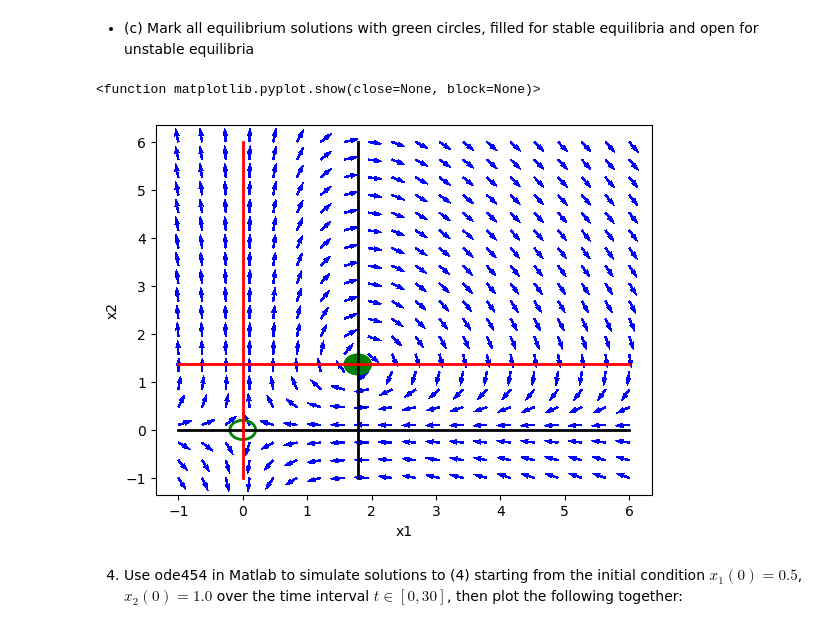
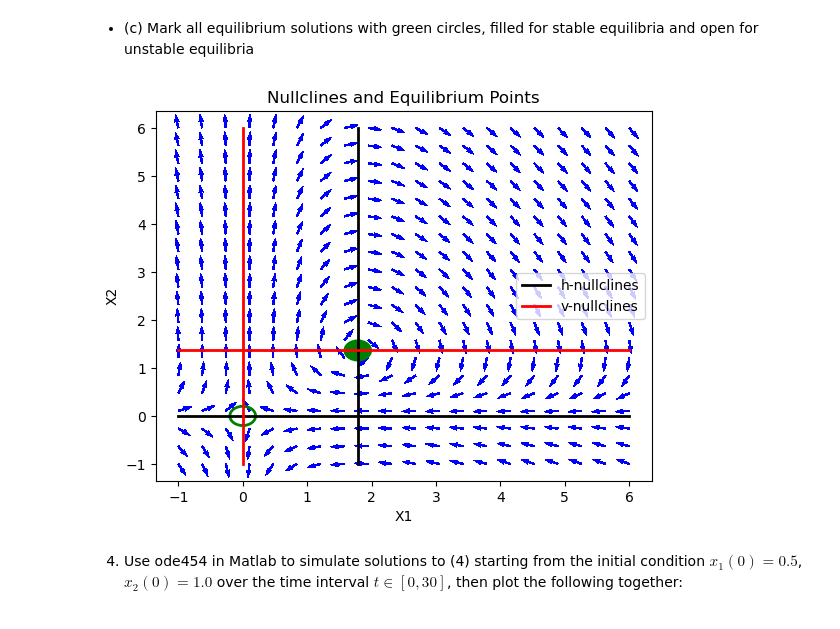
Before and after one commit to scottito/DiffEqProj1, a Jupyter notebook: Project1.ipynb, the cells around one changed output. Drawn from its saved outputs; the diff is of its cells as text; code cells hidden in the pictures.

Commit message:
Graph tweaking

```diff
--- a/Project1.ipynb
+++ b/Project1.ipynb
@@ -371,36 +371,39 @@ v2 = alpha/beta # y= alpha/beta
 # %%
 # Plot for direction field
 fig, ax = plt.subplots()
-ax.set_xlabel('x1')
-ax.set_ylabel('x2')
 
 # Get normalized vectors indicating direction at each point and graph in blue
 for x10 in np.linspace(-1, 6, 20):
     for x20 in np.linspace(-1, 6, 20):
         y0 = np.array([x10, x20])
         dx = func(t, np.array([X1, X2]), alpha, beta, gamma, delta)[0]
         dy = func(t, np.array([X1, X2]), alpha, beta, gamma, delta)[1]
         magnitude = np.sqrt(dx**2 + dy**2)
         ax.quiver(X1, X2, dx/magnitude, dy/magnitude, color='b', alpha=0.3)
 
 # Plot horizontal nullclines in black
-plt.plot(tory, h1*other, color="black", linewidth=2)
+plt.plot(tory, h1*other, color="black", linewidth=2, label="h-nullclines")
 plt.plot(h2*other, tory, color="black", linewidth=2)
 
 # Plot vertical nullclines in red
-plt.plot(v1*other, tory, "r", linewidth=2)
+plt.plot(v1*other, tory, "r", linewidth=2, label="v-nullclines")
 plt.plot(tory, v2*other, "r", linewidth=2)
 
 # Add green circles at equilibrium points
 eq1 = plt.Circle((0, 0), 0.2, color='g', fill=False, linewidth=2)
 eq2 = plt.Circle((h2, v2), 0.2, color='g', fill=True, linewidth=2)
 ax.add_patch(eq1)
 ax.add_patch(eq2)
 
-plt.show
+# Make the plot pretty
+plt.title("Nullclines and Equilibrium Points")
+plt.xlabel("X1")
+plt.ylabel("X2")
+plt.legend()
+
+plt.show()
 # %% [output]
-<function matplotlib.pyplot.show(close=None, block=None)>
-[figure, old version]
+[figure, new version]
 # %% [markdown]
 4. Use ode454 in Matlab to simulate solutions to (4) starting from the initial condition $x_1(0) = 0.5$, $x_2(0) = 1.0$ over the time interval $t \in [0, 30]$, then plot the following together:
 # %% [markdown]
```
Also changed, not shown: parts of 12 cells of this notebook.
